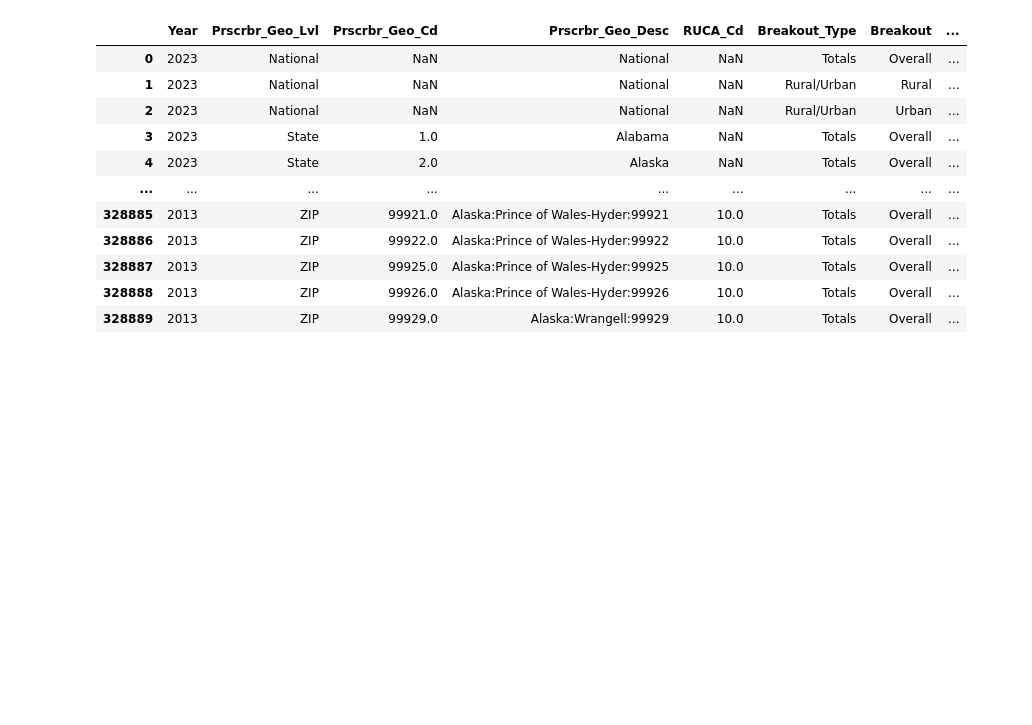
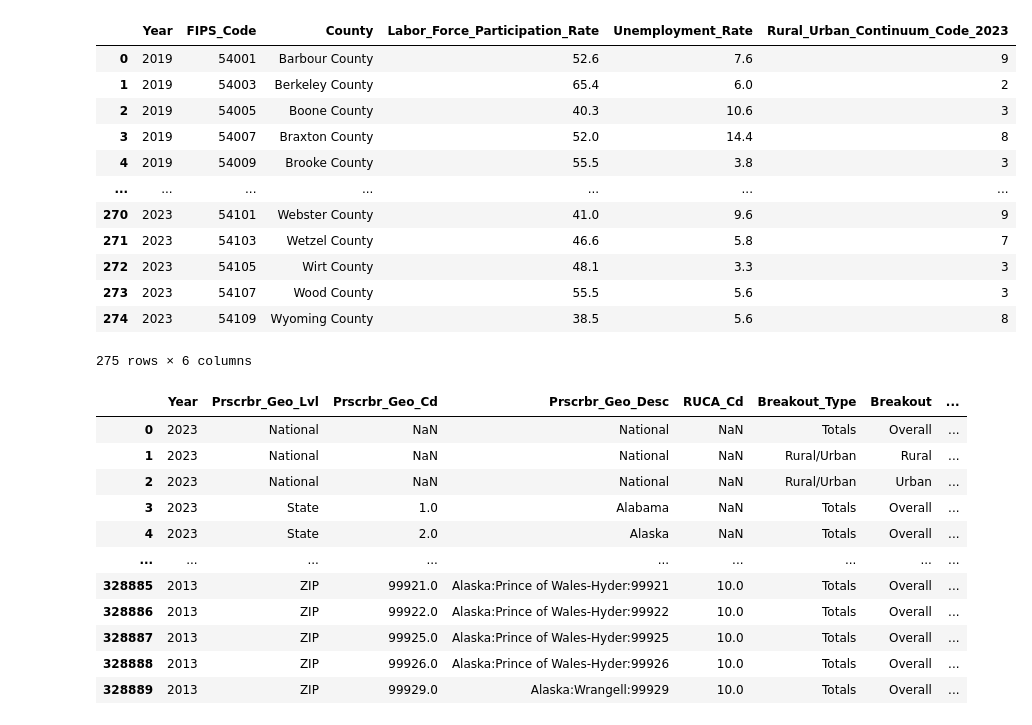
Before and after one commit to vyarabad/The-Intervention-Task-Force, a Jupyter notebook: notebooks/virginia_opioid.ipynb, the cells around one changed output. Saved outputs shown, nothing was run; the diff lists cells and outputs as text; code cells hidden in the pictures; blank space fills up the shorter version.

```diff
--- a/notebooks/virginia_opioid.ipynb
+++ b/notebooks/virginia_opioid.ipynb
@@ -10,6 +10,23 @@ load_dotenv("../.env")
 census_key = os.getenv("CENSUS_API_KEY")
 # %%
 education_data = pd.read_csv('../data/Education/education_data.csv')
+# %%
+unemployment_data = pd.read_csv('../data/Unemployment/unemployment_data.csv')
+unemployment_data
+# %% [output]
+|  | Year | FIPS_Code | County | Labor_Force_Participation_Rate | Unemployment_Rate | Rural_Urban_Continuum_Code_2023 |
+| 0 | 2019 | 54001 | Barbour County | 52.6 | 7.6 | 9 |
+| 1 | 2019 | 54003 | Berkeley County | 65.4 | 6.0 | 2 |
+| 2 | 2019 | 54005 | Boone County | 40.3 | 10.6 | 3 |
+| 3 | 2019 | 54007 | Braxton County | 52.0 | 14.4 | 8 |
+| 4 | 2019 | 54009 | Brooke County | 55.5 | 3.8 | 3 |
+| ... | ... | ... | ... | ... | ... | ... |
+| 270 | 2023 | 54101 | Webster County | 41.0 | 9.6 | 9 |
+| 271 | 2023 | 54103 | Wetzel County | 46.6 | 5.8 | 7 |
+| 272 | 2023 | 54105 | Wirt County | 48.1 | 3.3 | 3 |
+| 273 | 2023 | 54107 | Wood County | 55.5 | 5.6 | 3 |
+| 274 | 2023 | 54109 | Wyoming County | 38.5 | 5.6 | 8 |
+275 rows × 6 columns
 # %%
 df = pd.read_csv('../data/Medicare Part D Opioid Prescribing Rates - by Geography/2023/OMT_MDCR_RY25_P04_V10_Y23_GEO.csv')
 df
```
Also changed, not shown: parts of 2 cells of this notebook, 3 other files.
